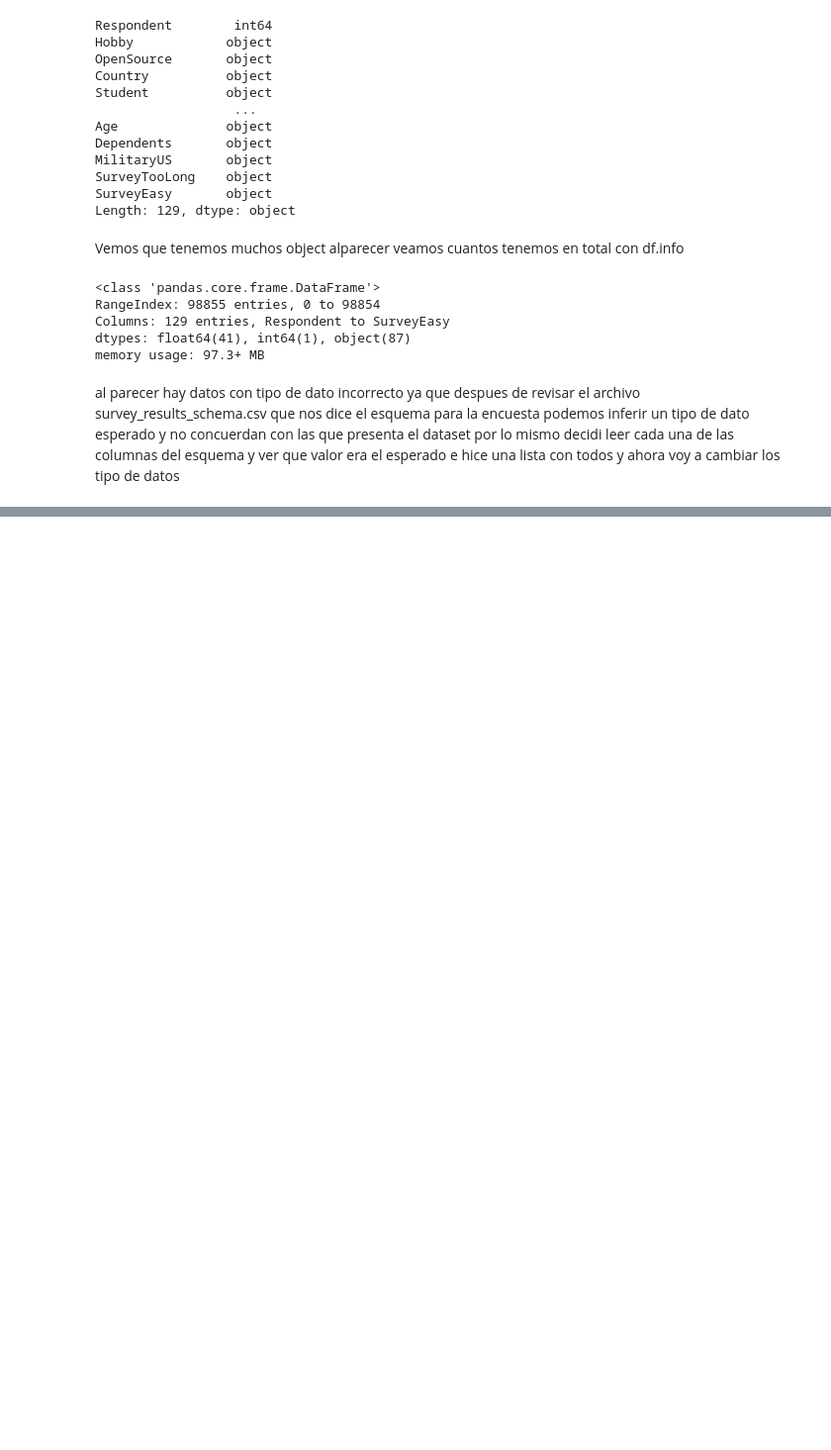
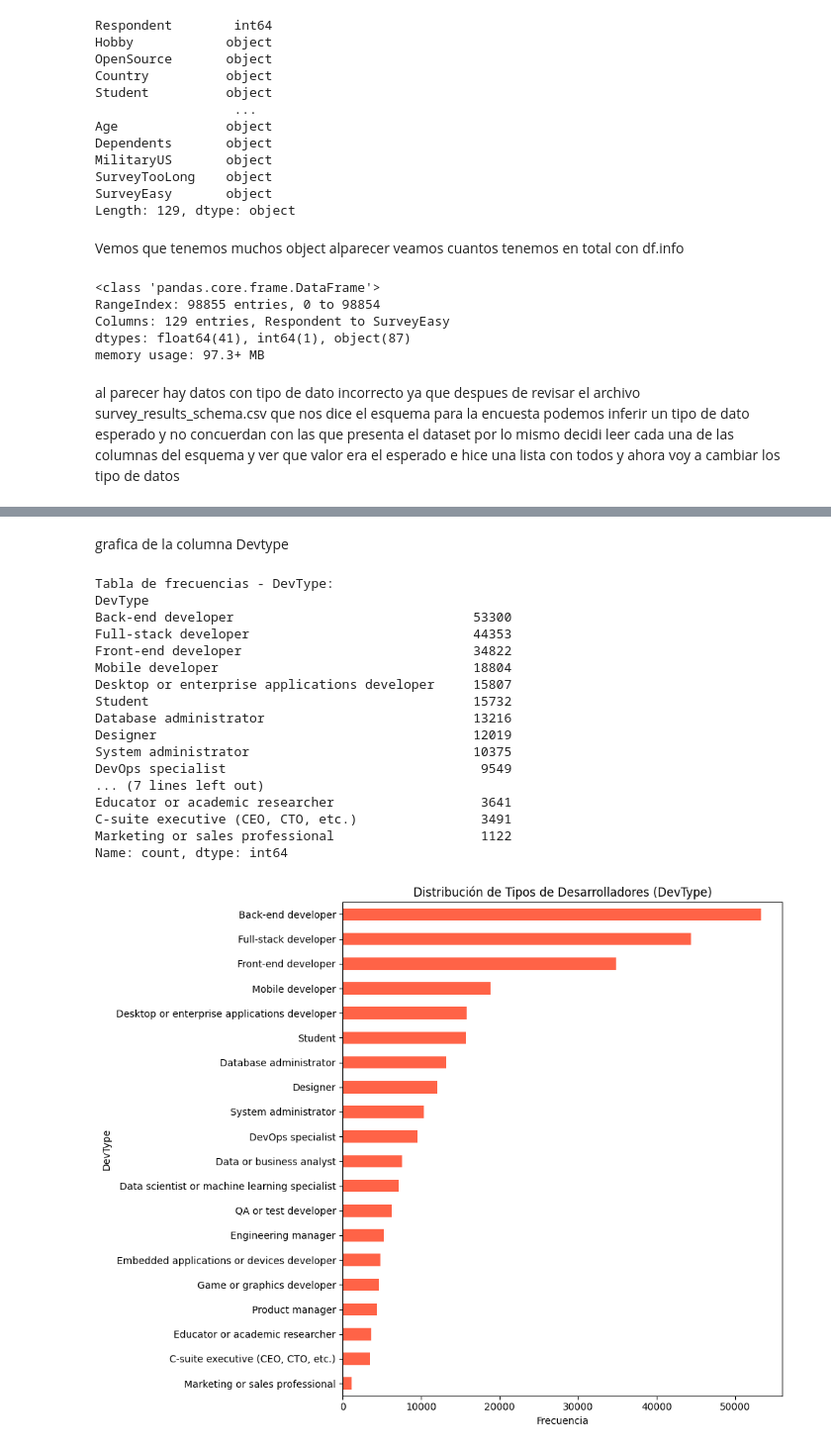
Before and after one commit to NicolasCuaran/DevSurveyInsights, a Jupyter notebook: notebooks/002_DevsurveyInsightsEDA.ipynb, the cells around one changed output, grey strips where cells are left out. Shown at 99% size. Drawn from its saved outputs; the diff is of its cells as text; code cells hidden in the pictures; blank space fills up the shorter version.

```diff
--- a/notebooks/002_DevsurveyInsightsEDA.ipynb
+++ b/notebooks/002_DevsurveyInsightsEDA.ipynb
@@ -254,0 +364,34 @@ memory usage: 66.6 MB
+# %% [markdown]
+grafica de la columna Devtype
+# %%
+if 'DevType' in df.columns:
+    devtype_exploded = df['DevType'].dropna().str.split(';').explode().str.strip()
+    devtype_counts = devtype_exploded.value_counts()
+    print("\nTabla de frecuencias - DevType:")
+    print(devtype_counts)
+
+    plt.figure(figsize=(10,8))
+    devtype_counts.sort_values().plot(kind='barh', color='tomato')
+    plt.xlabel('Frecuencia')
+    plt.title('Distribución de Tipos de Desarrolladores (DevType)')
+    plt.tight_layout()
+    plt.show()
+# %% [output]
+Tabla de frecuencias - DevType:
+DevType
+Back-end developer                               53300
+Full-stack developer                             44353
+Front-end developer                              34822
+Mobile developer                                 18804
+Desktop or enterprise applications developer     15807
+Student                                          15732
+Database administrator                           13216
+Designer                                         12019
+System administrator                             10375
+DevOps specialist                                 9549
+... (7 lines left out)
+Educator or academic researcher                   3641
+C-suite executive (CEO, CTO, etc.)                3491
+Marketing or sales professional                   1122
+Name: count, dtype: int64
+[figure, added]
```
Also changed, not shown: parts of 19 cells of this notebook.
